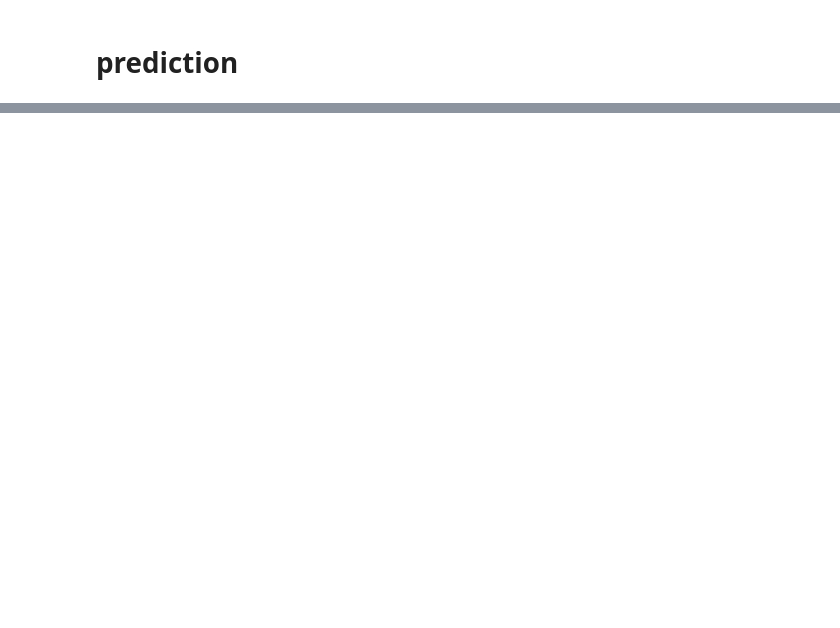
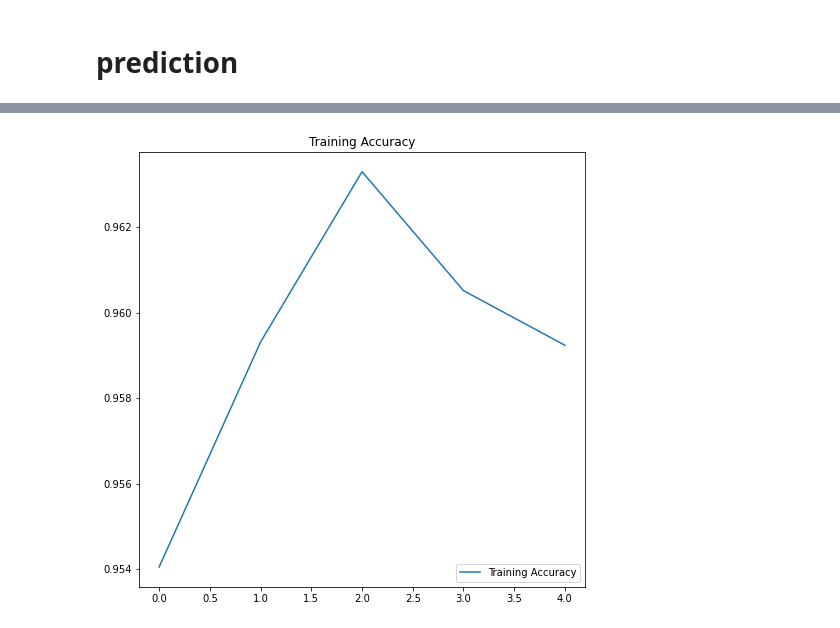
Before and after one commit to btbcy/HYLee_ML_HW, a Jupyter notebook: hw3_keras_tpu_experimental.ipynb, the cells around one changed output, grey strips where cells are left out. Drawn from its saved outputs; the diff is of its cells as text; code cells hidden in the pictures; blank space fills up the shorter version.

```diff
--- a/hw3_keras_tpu_experimental.ipynb
+++ b/hw3_keras_tpu_experimental.ipynb
@@ -419,0 +386,24 @@ array([[1., 0., 0., ..., 0., 0., 0.],
+# %%
+train_val_dataset = (
+#   train_dataset.concatenate(val_dataset)
+  tf.data.Dataset.from_tensor_slices((tf.cast(train_val_x, tf.bfloat16), (tf.cast(train_val_y, tf.bfloat16))))
+  .shuffle(len(train_val_x))
+  .batch(batch_size)
+)
+# %%
+train_val_aug_dataset = (train_val_dataset.map(lambda x, y: (data_augmentation(x), y),
+    num_parallel_calls=tf.data.experimental.AUTOTUNE
+  )
+  .prefetch(tf.data.experimental.AUTOTUNE)
+)
+# %%
+strategy2 = tf.distribute.experimental.TPUStrategy(resolver)
+with strategy2.scope():
+  model_best = create_model()
+  model_best.compile(
+    optimizer=keras.optimizers.Adam(),
+    loss='categorical_crossentropy',
+    metrics=['accuracy']
+  )
+
+model_best.summary()
@@ -419,0 +424,3 @@ array([[1., 0., 0., ..., 0., 0., 0.],
+# %%
+epochs = 5
+history_best = model_best.fit(train_val_aug_dataset, batch_size=batch_size, epochs=epochs, validation_data=val_dataset)
@@ -419,0 +440,18 @@ array([[1., 0., 0., ..., 0., 0., 0.],
+# %%
+train_result_best = model_best.evaluate(train_val_dataset)
+print('Train Acc:', train_result_best[1])
+
+acc = history_best.history['accuracy']
+
+loss=history_best.history['loss']
+
+epochs_range = range(epochs)
+
+plt.figure(figsize=(8, 8))
+
+plt.plot(epochs_range, acc, label='Training Accuracy')
+plt.legend(loc='lower right')
+plt.title('Training Accuracy')
+
+plt.show()
+# %% [output]
@@ -419,0 +461 @@ array([[1., 0., 0., ..., 0., 0., 0.],
+[figure, added]
```
Also changed, not shown: parts of 37 cells of this notebook.
